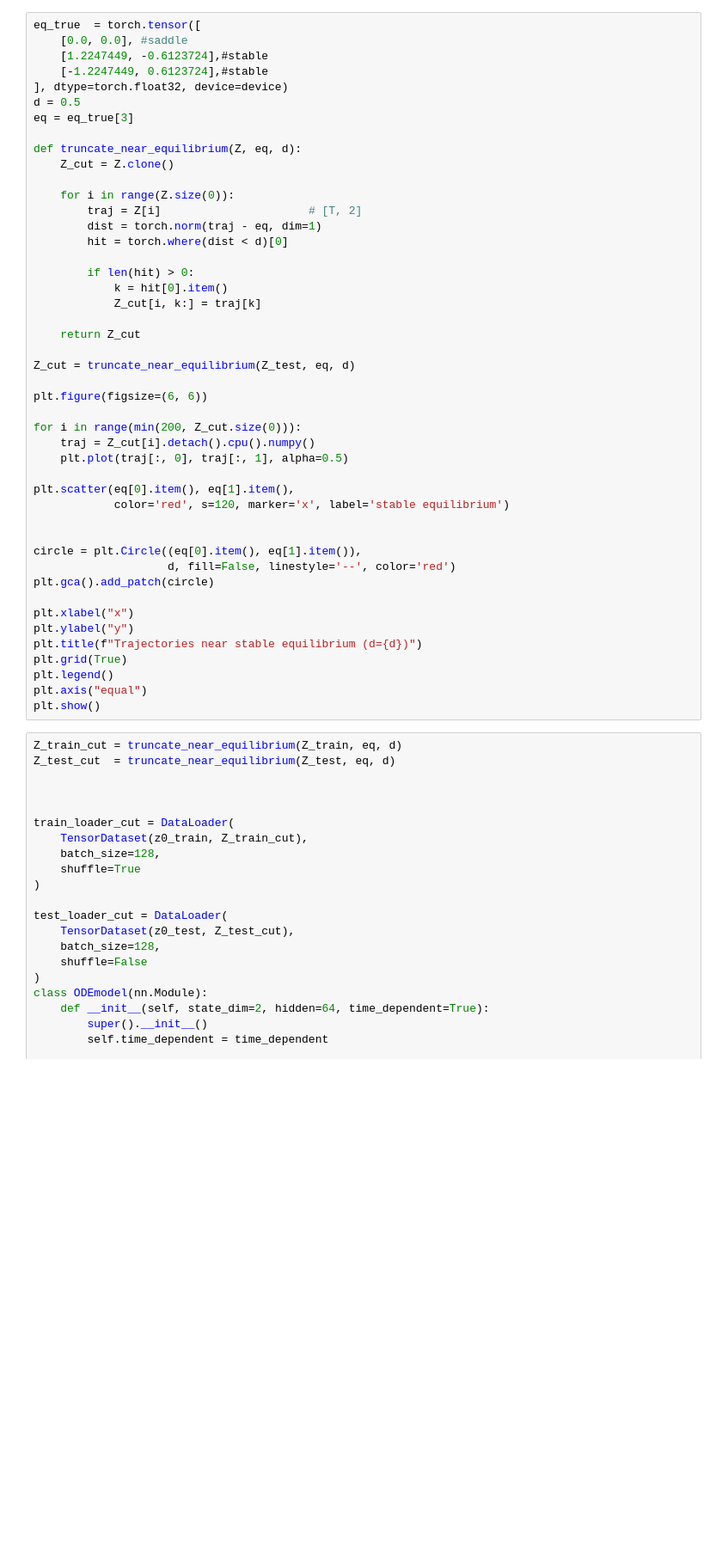
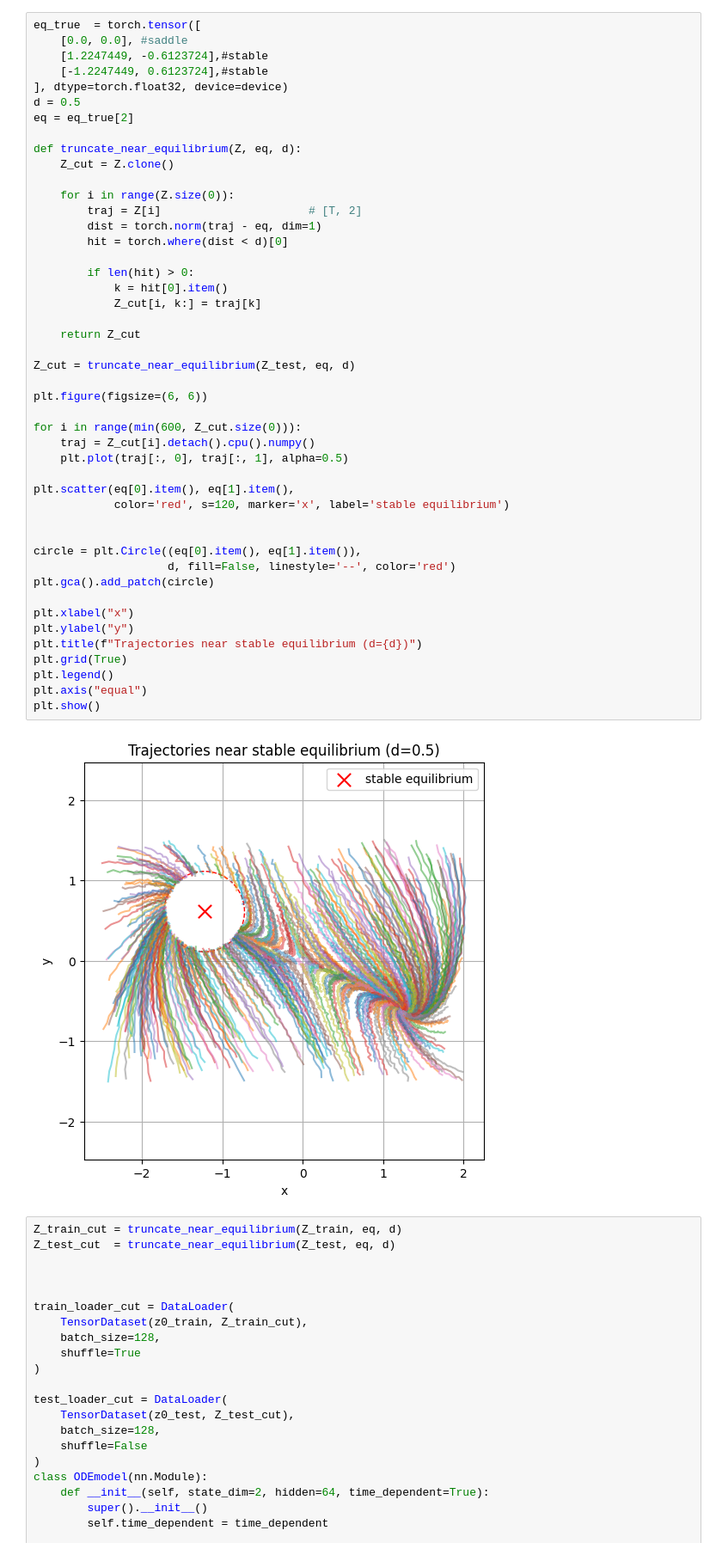
Before and after one commit to xsokolovae1/neural-odes-near-equilibria, a Jupyter notebook: TRAIN_ODES/FitzHugh-Nagumo Model/fithugh_cut.ipynb, the cells around one changed output. Shown at 86% size. Cells and saved outputs as stored; diff of their text form; blank space fills up the shorter version.

```diff
--- a/TRAIN_ODES/FitzHugh-Nagumo Model/fithugh_cut.ipynb
+++ b/TRAIN_ODES/FitzHugh-Nagumo Model/fithugh_cut.ipynb
@@ -54,7 +54,7 @@ eq_true  = torch.tensor([
     [-1.2247449, 0.6123724],#stable
 ], dtype=torch.float32, device=device)
 d = 0.5
-eq = eq_true[3]
+eq = eq_true[2]
 
 def truncate_near_equilibrium(Z, eq, d):
     Z_cut = Z.clone()
@@ -65,34 +65,36 @@ def truncate_near_equilibrium(Z, eq, d):
         hit = torch.where(dist < d)[0]
 
         if len(hit) > 0:
             k = hit[0].item()
             Z_cut[i, k:] = traj[k]
 
     return Z_cut
 
 Z_cut = truncate_near_equilibrium(Z_test, eq, d)
 
 plt.figure(figsize=(6, 6))
 
-for i in range(min(200, Z_cut.size(0))):
+for i in range(min(600, Z_cut.size(0))):
     traj = Z_cut[i].detach().cpu().numpy()
     plt.plot(traj[:, 0], traj[:, 1], alpha=0.5)
 
 plt.scatter(eq[0].item(), eq[1].item(),
             color='red', s=120, marker='x', label='stable equilibrium')
 
 
 circle = plt.Circle((eq[0].item(), eq[1].item()),
                     d, fill=False, linestyle='--', color='red')
 plt.gca().add_patch(circle)
 
 plt.xlabel("x")
 plt.ylabel("y")
 plt.title(f"Trajectories near stable equilibrium (d={d})")
 plt.grid(True)
 plt.legend()
 plt.axis("equal")
 plt.show()
+# %% [output]
+[figure, added]
 # %%
 Z_train_cut = truncate_near_equilibrium(Z_train, eq, d)
 Z_test_cut  = truncate_near_equilibrium(Z_test, eq, d)
```
Also changed, not shown: parts of 4 cells of this notebook, 2 other files.
